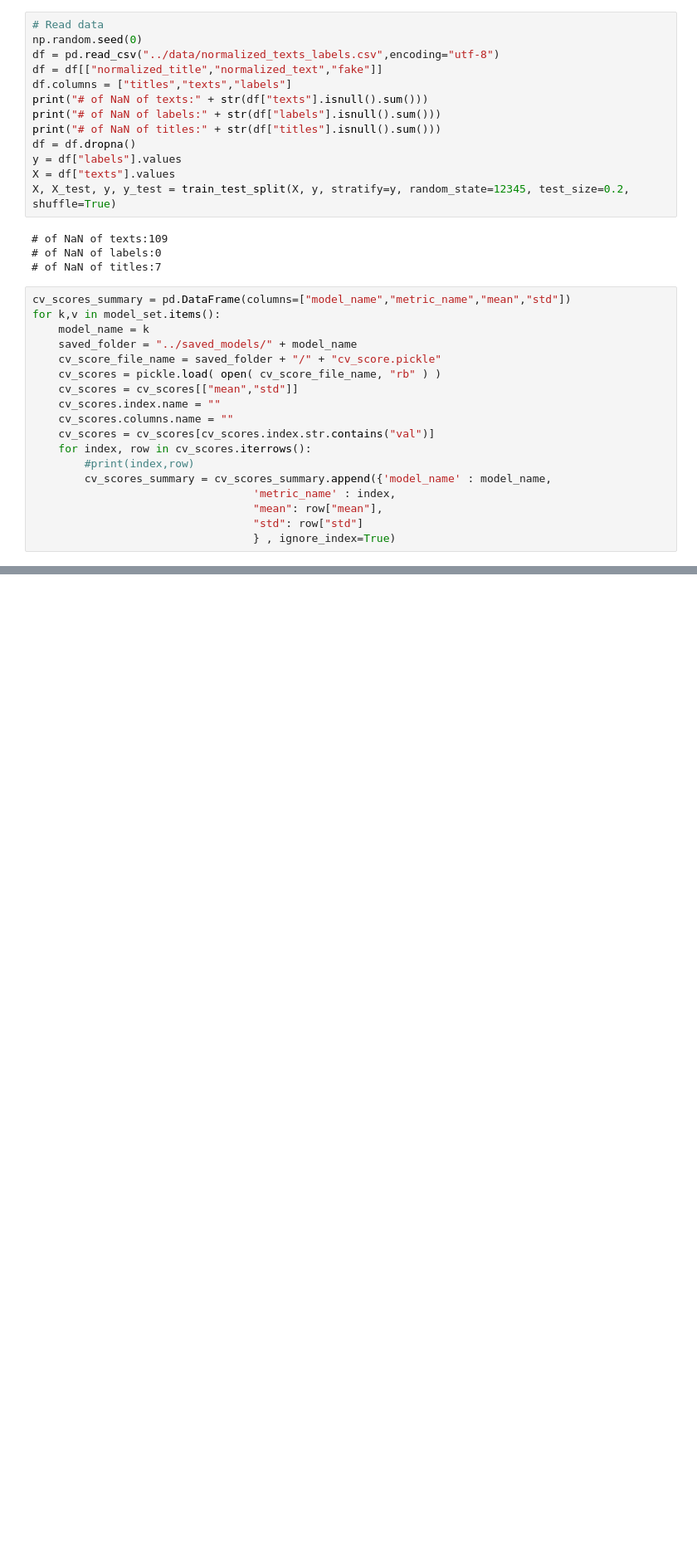
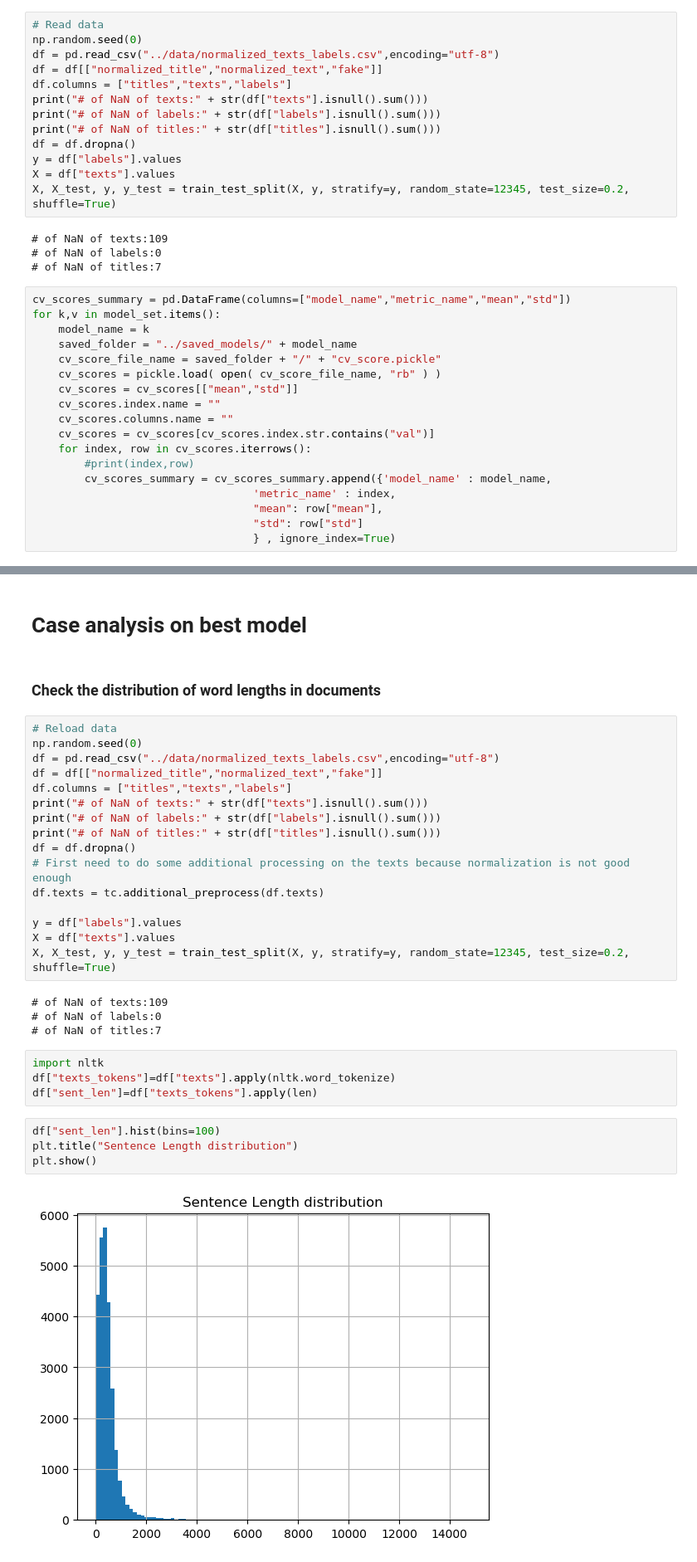
Before and after one commit to jmitroi/ML1010_GROUP_PROJECT, a Jupyter notebook: codes/ModelingResults.ipynb, the cells around one changed output, grey strips where cells are left out. Shown at 83% size. Saved outputs shown, nothing was run; the diff lists cells and outputs as text; blank space fills up the shorter version.

```diff
--- a/codes/ModelingResults.ipynb
+++ b/codes/ModelingResults.ipynb
@@ -221,0 +298,34 @@ print(metrics.f1_score(y, pred>0.5))
+# %% [markdown]
+# Case analysis on best model
+# %% [markdown]
+### Check the distribution of word lengths in documents
+# %%
+# Reload data
+np.random.seed(0)
+df = pd.read_csv("../data/normalized_texts_labels.csv",encoding="utf-8")
+df = df[["normalized_title","normalized_text","fake"]]
+df.columns = ["titles","texts","labels"]
+print("# of NaN of texts:" + str(df["texts"].isnull().sum()))
+print("# of NaN of labels:" + str(df["labels"].isnull().sum()))
+print("# of NaN of titles:" + str(df["titles"].isnull().sum()))
+df = df.dropna()
+# First need to do some additional processing on the texts because normalization is not good enough
+df.texts = tc.additional_preprocess(df.texts)
+
+y = df["labels"].values
+X = df["texts"].values
+X, X_test, y, y_test = train_test_split(X, y, stratify=y, random_state=12345, test_size=0.2, shuffle=True)
+# %% [output]
+# of NaN of texts:109
+# of NaN of labels:0
+# of NaN of titles:7
+# %%
+import nltk
+df["texts_tokens"]=df["texts"].apply(nltk.word_tokenize)
+df["sent_len"]=df["texts_tokens"].apply(len)
+# %%
+df["sent_len"].hist(bins=100)
+plt.title("Sentence Length distribution")
+plt.show()
+# %% [output]
+[figure, added]
```
Also changed, not shown: parts of 23 cells of this notebook, 5 other files.
